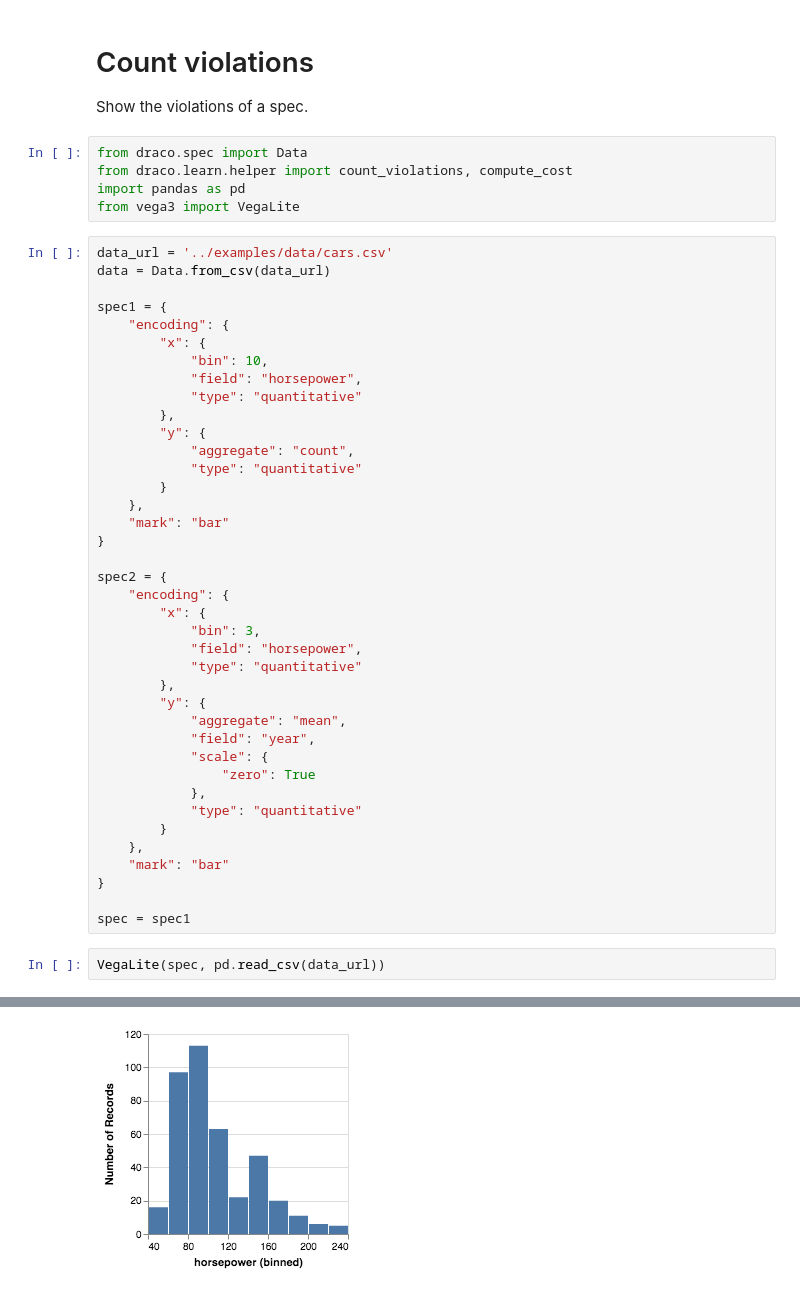
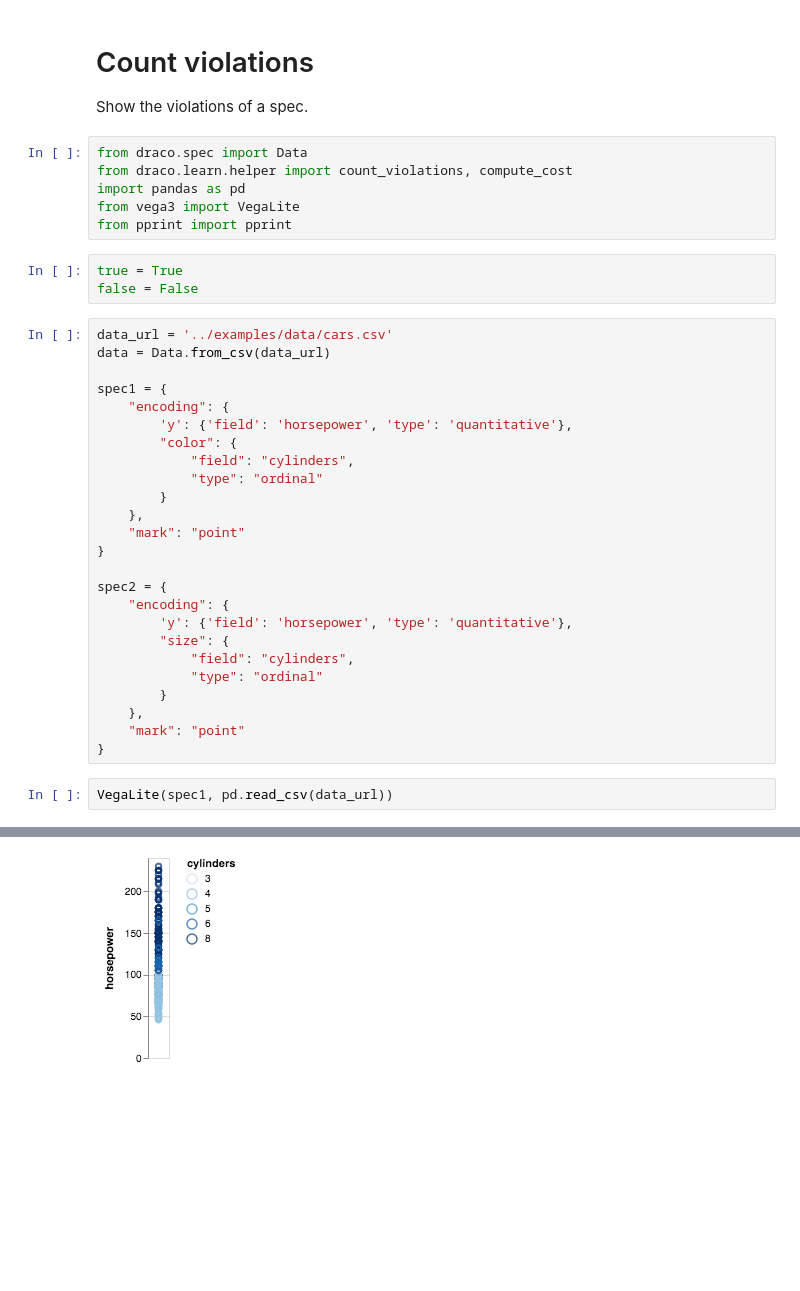
Before and after one commit to uwdata/draco, a Jupyter notebook: notebooks/violations.ipynb, the cells around one changed output, grey strips where cells are left out. Cells and saved outputs as stored; diff of their text form; blank space fills up the shorter version.

Commit message:
Add some more features, clean up features and weights, test some specs.

```diff
--- a/notebooks/violations.ipynb
+++ b/notebooks/violations.ipynb
@@ -7,47 +7,37 @@ from draco.spec import Data
 from draco.learn.helper import count_violations, compute_cost
 import pandas as pd
 from vega3 import VegaLite
+from pprint import pprint
+# %%
+true = True
+false = False
 # %%
 data_url = '../examples/data/cars.csv'
 data = Data.from_csv(data_url)
 
 spec1 = {
     "encoding": {
-        "x": {
-            "bin": 10,
-            "field": "horsepower",
-            "type": "quantitative"
-        },
-        "y": {
-            "aggregate": "count",
-            "type": "quantitative"
+        'y': {'field': 'horsepower', 'type': 'quantitative'},
+        "color": {
+            "field": "cylinders",
+            "type": "ordinal"
         }
     },
-    "mark": "bar"
+    "mark": "point"
 }
 
 spec2 = {
     "encoding": {
-        "x": {
-            "bin": 3,
-            "field": "horsepower",
-            "type": "quantitative"
-        },
-        "y": {
-            "aggregate": "mean",
-            "field": "year",
-            "scale": {
-                "zero": True
-            },
-            "type": "quantitative"
+        'y': {'field': 'horsepower', 'type': 'quantitative'},
+        "size": {
+            "field": "cylinders",
+            "type": "ordinal"
         }
     },
-    "mark": "bar"
+    "mark": "point"
 }
-
-spec = spec1
 # %%
-VegaLite(spec, pd.read_csv(data_url))
+VegaLite(spec1, pd.read_csv(data_url))
 # %% [output]
 [interactive output not drawn]
-[figure, old version]
+[figure, new version]
```
Also changed, not shown: parts of 2 cells of this notebook, 13 other files.
